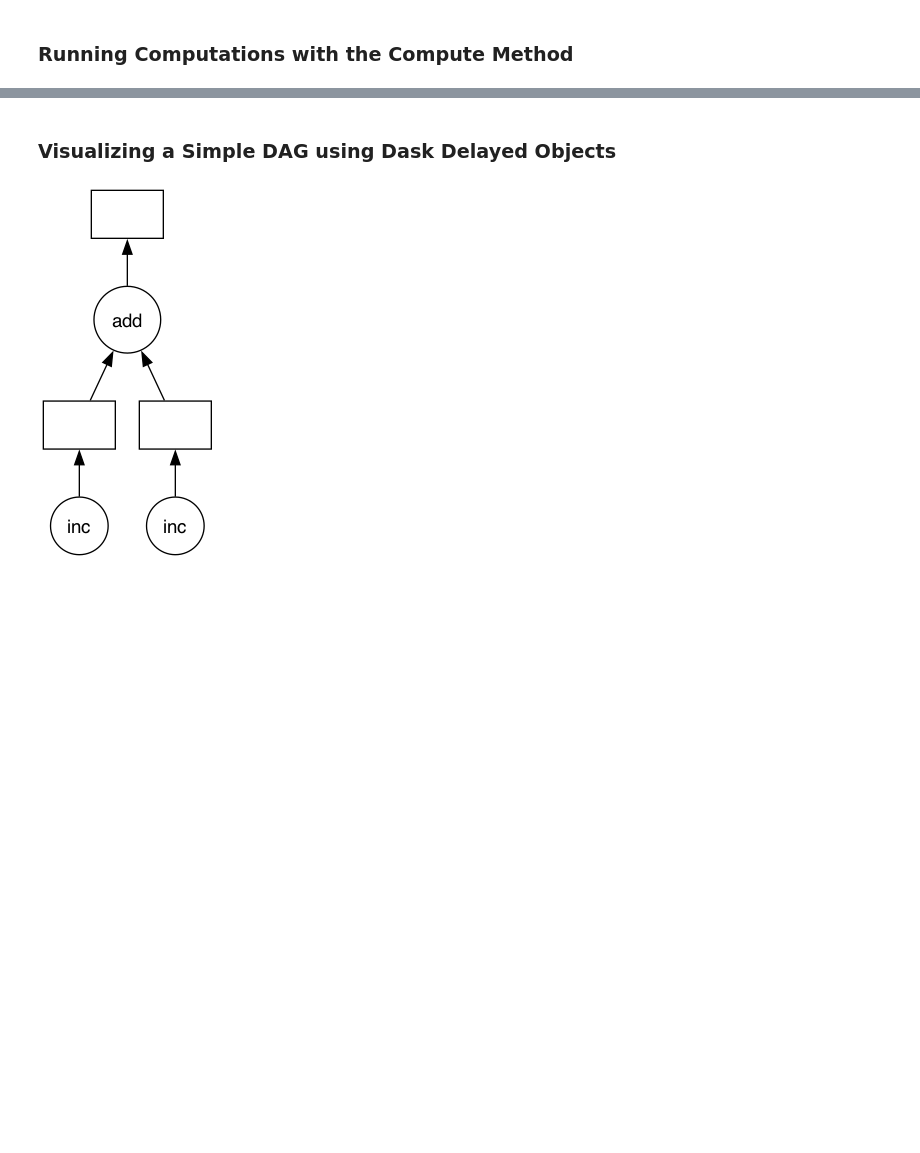
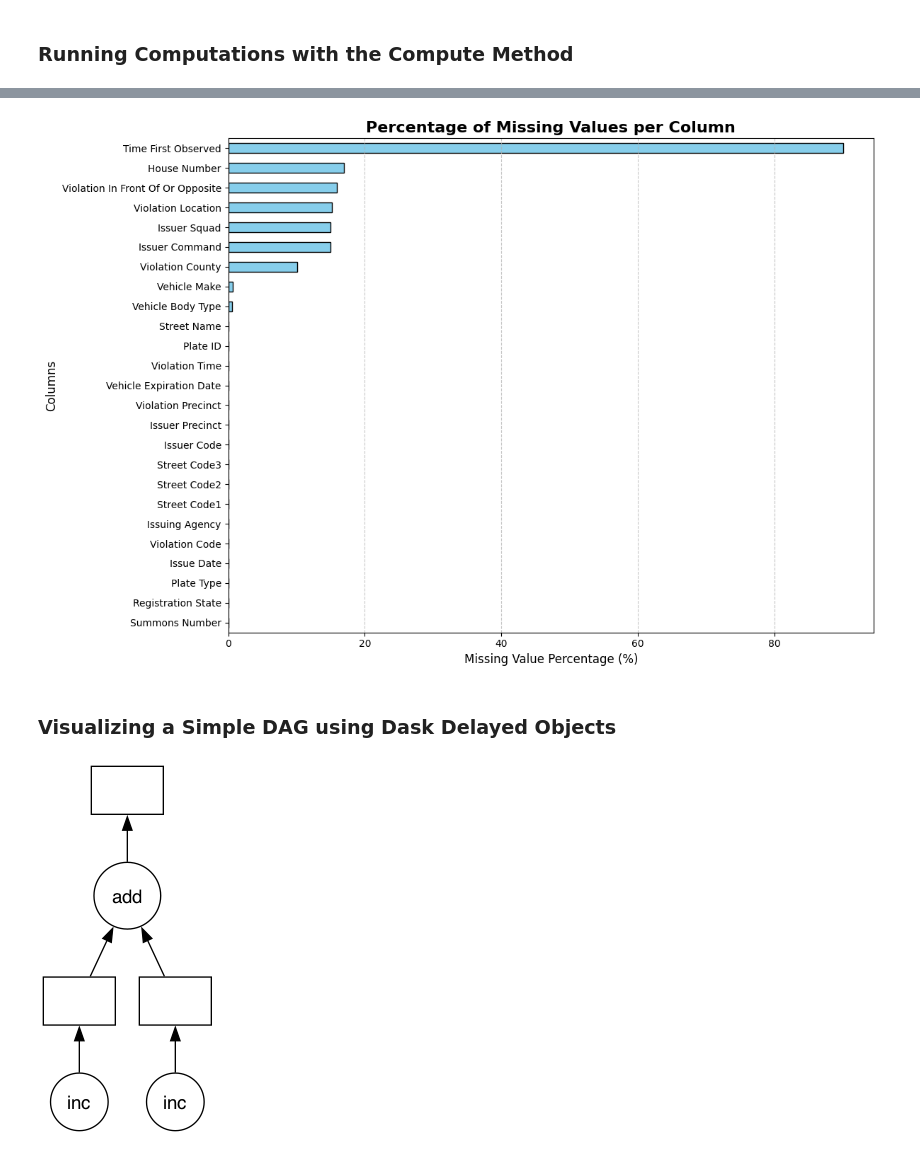
Before and after one commit to techseeko/AAI614_Haidar, a Jupyter notebook: Week-7/Saoud-Notebook7.2.ipynb, the cells around one changed output, grey strips where cells are left out. Drawn from its saved outputs; the diff is of its cells as text; code cells hidden in the pictures; blank space fills up the shorter version.

```diff
--- a/Week-7/Saoud-Notebook7.2.ipynb
+++ b/Week-7/Saoud-Notebook7.2.ipynb
@@ -66,3 +146,54 @@ NameError: name 'missing_count_pct' is not defined
+# %%
+import matplotlib.pyplot as plt
+import pandas as pd
+
+# 1. Define your data as a dictionary
+data = {
+    "Summons Number": 0.000000,
+    "Plate ID": 0.020867,
+    "Registration State": 0.000000,
+    "Plate Type": 0.000000,
+    "Issue Date": 0.000000,
+    "Violation Code": 0.000000,
+    "Vehicle Body Type": 0.564922,
+    "Vehicle Make": 0.650526,
+    "Issuing Agency": 0.000000,
+    "Street Code1": 0.000000,
+    "Street Code2": 0.000000,
+    "Street Code3": 0.000000,
+    "Vehicle Expiration Date": 0.000002,
+    "Violation Location": 15.142846,
+    "Violation Precinct": 0.000002,
+    "Issuer Precinct": 0.000002,
+    "Issuer Code": 0.000002,
+    "Issuer Command": 15.018851,
+    "Issuer Squad": 15.022566,
+    "Violation Time": 0.019207,
+    "Time First Observed": 90.040886,
+    "Violation County": 10.154892,
+    "Violation In Front Of Or Opposite": 15.953282,
+    "House Number": 16.932473,
+    "Street Name": 0.054894,
+}
+
+# 2. Convert to a Pandas Series
+missing_data = pd.Series(data).sort_values()
+
+# 3. Create the bar chart
+plt.figure(figsize=(12, 8))
+missing_data.plot(kind="barh", color="skyblue", edgecolor="black")
+
+# 4. Customize chart appearance
+plt.title("Percentage of Missing Values per Column", fontsize=16, fontweight="bold")
+plt.xlabel("Missing Value Percentage (%)", fontsize=12)
+plt.ylabel("Columns", fontsize=12)
+plt.grid(axis="x", linestyle="--", alpha=0.7)
+
+# 5. Display the plot
+plt.tight_layout()
+plt.show()
+# %% [output]
+[figure, added]
 # %% [markdown]
 ### Visualizing a Simple DAG using Dask Delayed Objects
 # %%
```
Also changed, not shown: parts of 9 cells of this notebook.
